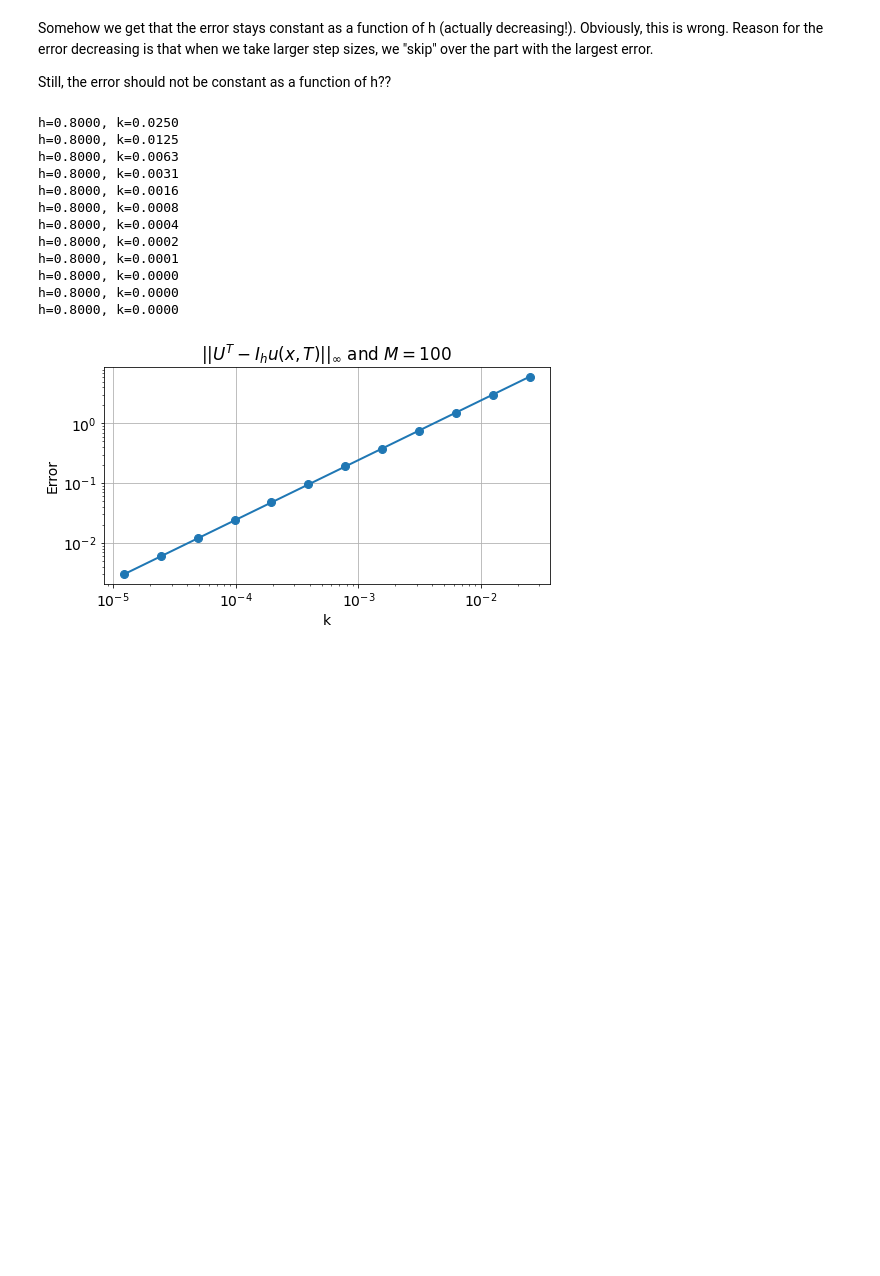
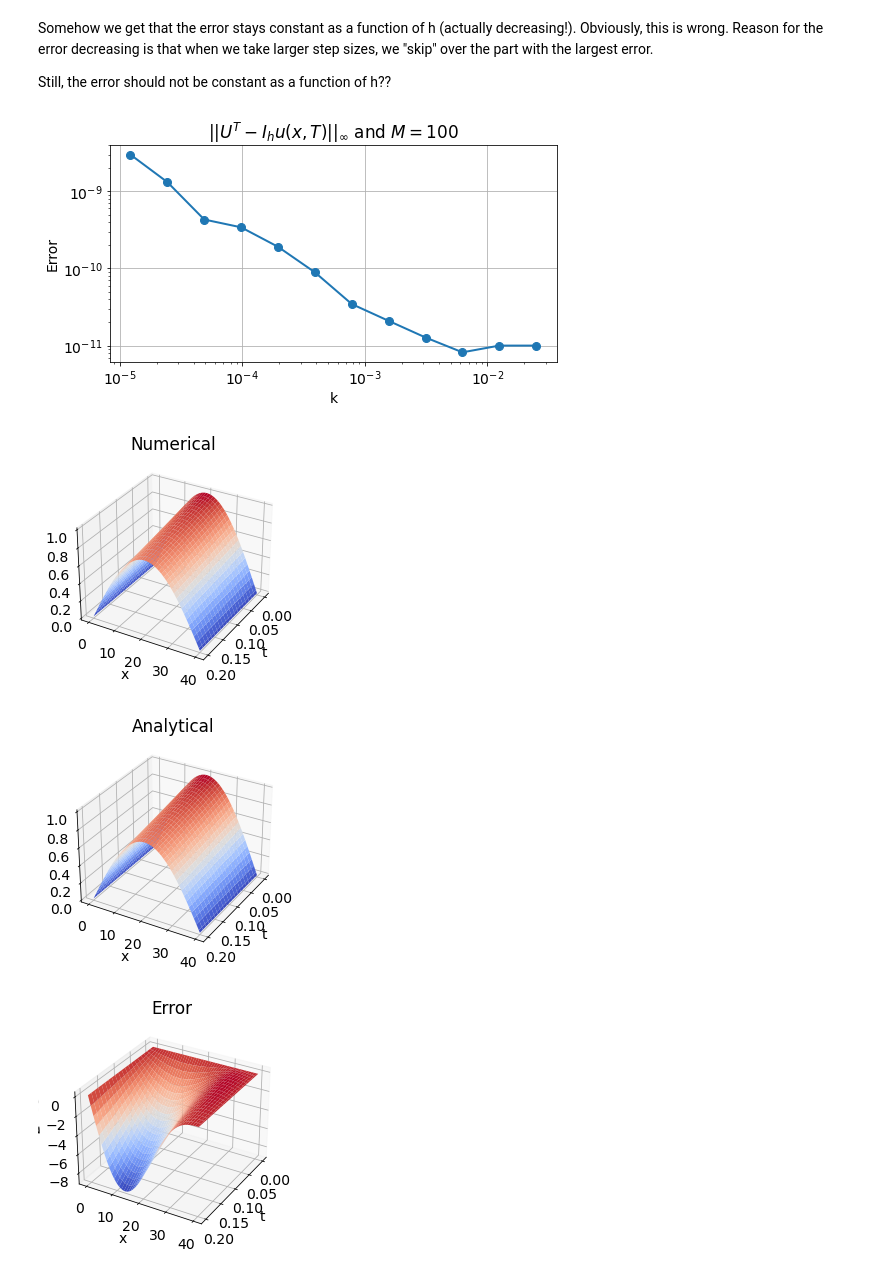
Before and after one commit to aledha/TMA4212-NumDiffDiff, a Jupyter notebook: Exercise 3/Ex 3.ipynb, the cells around one changed output. Cells and saved outputs as stored; diff of their text form; code cells hidden in the pictures; blank space fills up the shorter version.

```diff
--- a/Exercise 3/Ex 3.ipynb
+++ b/Exercise 3/Ex 3.ipynb
@@ -308,17 +288,15 @@ Somehow we get that the error stays constant as a function of h (actually decrea
 
 Still, the error should not be constant as a function of h??
 # %%
-T = 0.1
-R = 80
+# Cell above needs to be run before this cell
 num = 12
 Ns = 2**np.arange(2, num + 2)
 ks = T/Ns
-num = 8
+num = 6
 M = 100
 Ms = np.array([M])
 
-
-error_k = error_analysis(u0, Ms, Ns, R, T, crank_modified, params)
+error_k = error_analysis(u0, f, boundary, u_exact, params, Ms, Ns, R, T)
 
 plt.figure(0)
 plt.loglog(ks, error_k, '-o')
@@ -327,16 +305,44 @@ plt.ylabel('Error')
 plt.title(r'$||U^T-I_hu(x,T)||_\infty$ and ' + rf'$M={M}$')
 plt.show()
 # %% [output]
-h=0.8000, k=0.0250
-h=0.8000, k=0.0125
-h=0.8000, k=0.0063
-h=0.8000, k=0.0031
-h=0.8000, k=0.0016
-h=0.8000, k=0.0008
-h=0.8000, k=0.0004
-h=0.8000, k=0.0002
-h=0.8000, k=0.0001
-h=0.8000, k=0.0000
-h=0.8000, k=0.0000
-h=0.8000, k=0.0000
-[figure, old version]
+[figure, new version]
+# %%
+def u2_exact(x, t):
+    return np.sin(np.pi * x / R) * np.exp(-t)
+
+def u2_0(x):
+    return np.sin(np.pi * x / R)
+# %%
+sigma = 0.8
+r = 0.01
+c = 0.5
+K = 10
+params = [sigma, r, c, K]
+
+T = 0.2
+R = 40
+M = 400
+N = 20
+
+x = np.linspace(0,R,M+1)
+t = np.linspace(0,T,N+1)
+
+def f(x, t):
+    #return 3 * (1 + t**3) * x[1:-1]**3 * (t**2/(1 + t**3) - sigma**2 + r + c/3)
+    return np.sin(np.pi * x[1:-1] / R) * np.exp(-t) * (-1 + (np.pi * sigma * x[1:-1] / R)**2 / 2 + c) \
+        + (r * x[1:-1] * np.pi / R) * np.cos(np.pi * x[1:-1] / R) * np.exp(-t)
+
+BC0 = 0 * t
+BCR = 0 * t
+BCs = [BC0, BCR]
+
+x, t, U = CN(u2_0, f, BCs, params, M, N, R, T)
+
+plot_solution(x, t, U, txt = 'Numerical')
+tt, xx = np.meshgrid(t, x)
+plot_solution(x, t, u2_exact(xx, tt), txt = 'Analytical')
+plot_solution(x, t, U - u2_exact(xx, tt), txt = 'Error')
+# %% [output]
+[figure, added]
+[figure, added]
+[figure, added]
```
Also changed, not shown: parts of 20 cells of this notebook.
